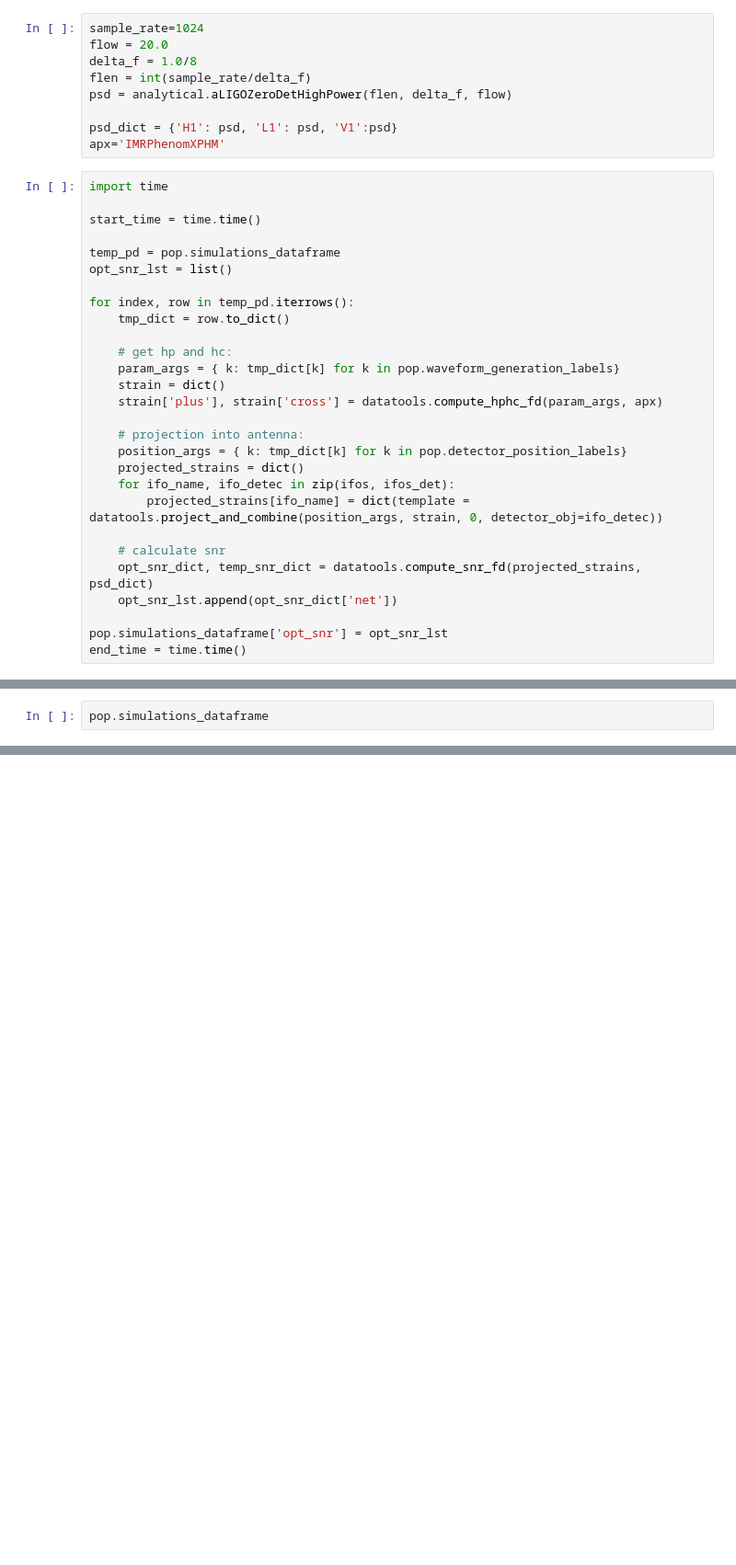
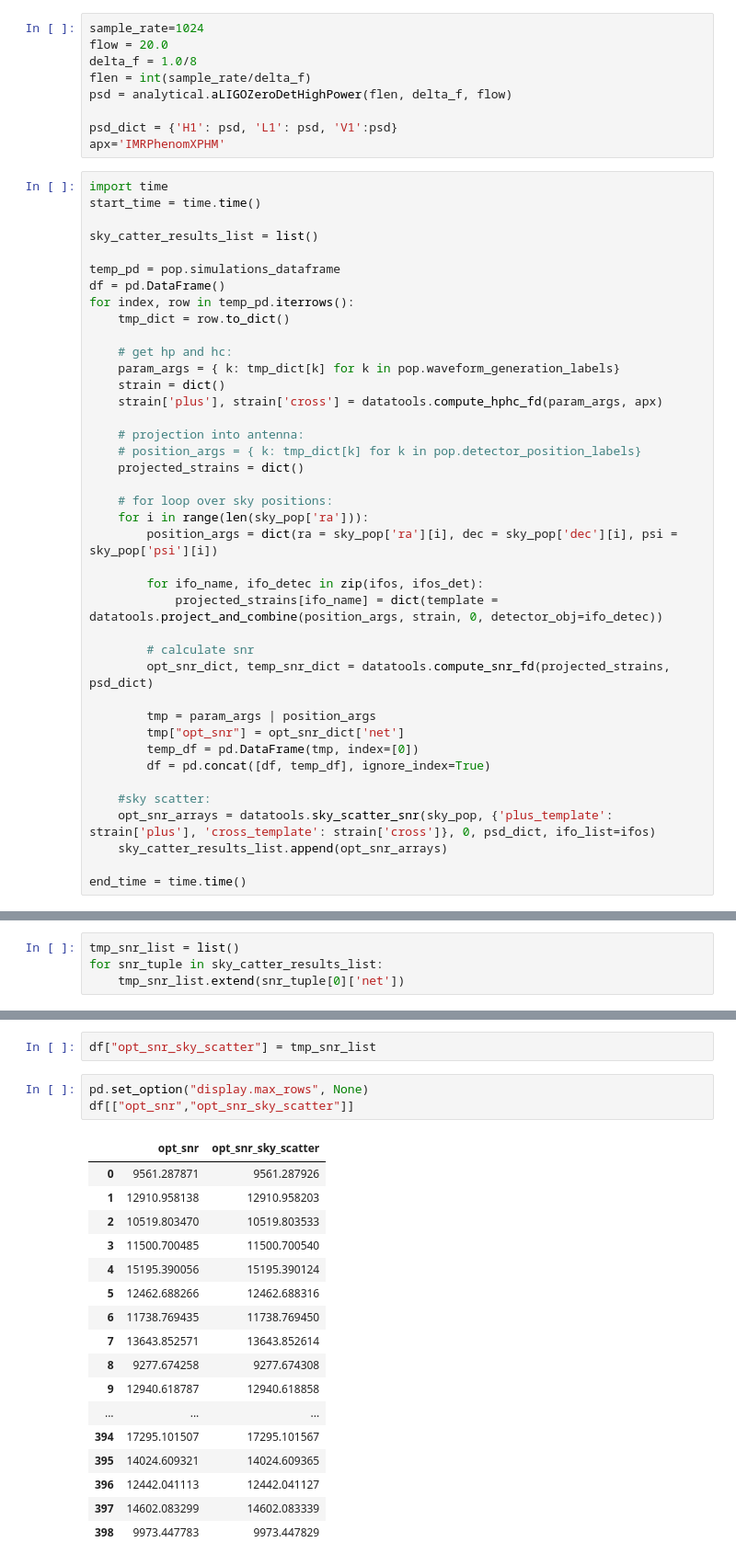
Before and after one commit to danielahyano/ligo-summer-2022, a Jupyter notebook: week_5/fill_out_snr.ipynb, the cells around one changed output, grey strips where cells are left out. Shown: that part at 92% size. Cells and saved outputs as stored; diff of their text form; blank space fills up the shorter version.

Commit message:
testing sky_scatter

```diff
--- a/week_5/fill_out_snr.ipynb
+++ b/week_5/fill_out_snr.ipynb
@@ -49,12 +62,12 @@ psd_dict = {'H1': psd, 'L1': psd, 'V1':psd}
 apx='IMRPhenomXPHM'
 # %%
 import time
-
 start_time = time.time()
 
+sky_catter_results_list = list()
+
 temp_pd = pop.simulations_dataframe
-opt_snr_lst = list()
-
+df = pd.DataFrame()
 for index, row in temp_pd.iterrows():
     tmp_dict = row.to_dict()
 
@@ -64,14 +77,26 @@ for index, row in temp_pd.iterrows():
     strain['plus'], strain['cross'] = datatools.compute_hphc_fd(param_args, apx)
 
     # projection into antenna:
-    position_args = { k: tmp_dict[k] for k in pop.detector_position_labels}
+    # position_args = { k: tmp_dict[k] for k in pop.detector_position_labels}
     projected_strains = dict()
-    for ifo_name, ifo_detec in zip(ifos, ifos_det):
-        projected_strains[ifo_name] = dict(template = datatools.project_and_combine(position_args, strain, 0, detector_obj=ifo_detec))
 
-    # calculate snr
-    opt_snr_dict, temp_snr_dict = datatools.compute_snr_fd(projected_strains, psd_dict)
-    opt_snr_lst.append(opt_snr_dict['net'])
+    # for loop over sky positions:
+    for i in range(len(sky_pop['ra'])):
+        position_args = dict(ra = sky_pop['ra'][i], dec = sky_pop['dec'][i], psi = sky_pop['psi'][i])
 
-pop.simulations_dataframe['opt_snr'] = opt_snr_lst
+        for ifo_name, ifo_detec in zip(ifos, ifos_det):
+            projected_strains[ifo_name] = dict(template = datatools.project_and_combine(position_args, strain, 0, detector_obj=ifo_detec))
+
+        # calculate snr
+        opt_snr_dict, temp_snr_dict = datatools.compute_snr_fd(projected_strains, psd_dict)
+
+        tmp = param_args | position_args
+        tmp["opt_snr"] = opt_snr_dict['net']
+        temp_df = pd.DataFrame(tmp, index=[0])
+        df = pd.concat([df, temp_df], ignore_index=True)
+
+    #sky scatter:
+    opt_snr_arrays = datatools.sky_scatter_snr(sky_pop, {'plus_template': strain['plus'], 'cross_template': strain['cross']}, 0, psd_dict, ifo_list=ifos)
+    sky_catter_results_list.append(opt_snr_arrays)
+
 end_time = time.time()
@@ -84,2 +109,4 @@ print(end_time - start_time)
 # %%
-pop.simulations_dataframe
+tmp_snr_list = list()
+for snr_tuple in sky_catter_results_list:
+    tmp_snr_list.extend(snr_tuple[0]['net'])
@@ -99,0 +113,23 @@ pop.simulations_dataframe
+# %%
+df["opt_snr_sky_scatter"] = tmp_snr_list
+# %%
+pd.set_option("display.max_rows", None)
+df[["opt_snr","opt_snr_sky_scatter"]]
+# %% [output]
+|  | opt_snr | opt_snr_sky_scatter |
+| 0 | 9561.287871 | 9561.287926 |
+| 1 | 12910.958138 | 12910.958203 |
+| 2 | 10519.803470 | 10519.803533 |
+| 3 | 11500.700485 | 11500.700540 |
+| 4 | 15195.390056 | 15195.390124 |
+| 5 | 12462.688266 | 12462.688316 |
+| 6 | 11738.769435 | 11738.769450 |
+| 7 | 13643.852571 | 13643.852614 |
+| 8 | 9277.674258 | 9277.674308 |
+| 9 | 12940.618787 | 12940.618858 |
+| ... | ... | ... |
+| 394 | 17295.101507 | 17295.101567 |
+| 395 | 14024.609321 | 14024.609365 |
+| 396 | 12442.041113 | 12442.041127 |
+| 397 | 14602.083299 | 14602.083339 |
+| 398 | 9973.447783 | 9973.447829 |
```
Also changed, not shown: parts of 5 cells of this notebook.
